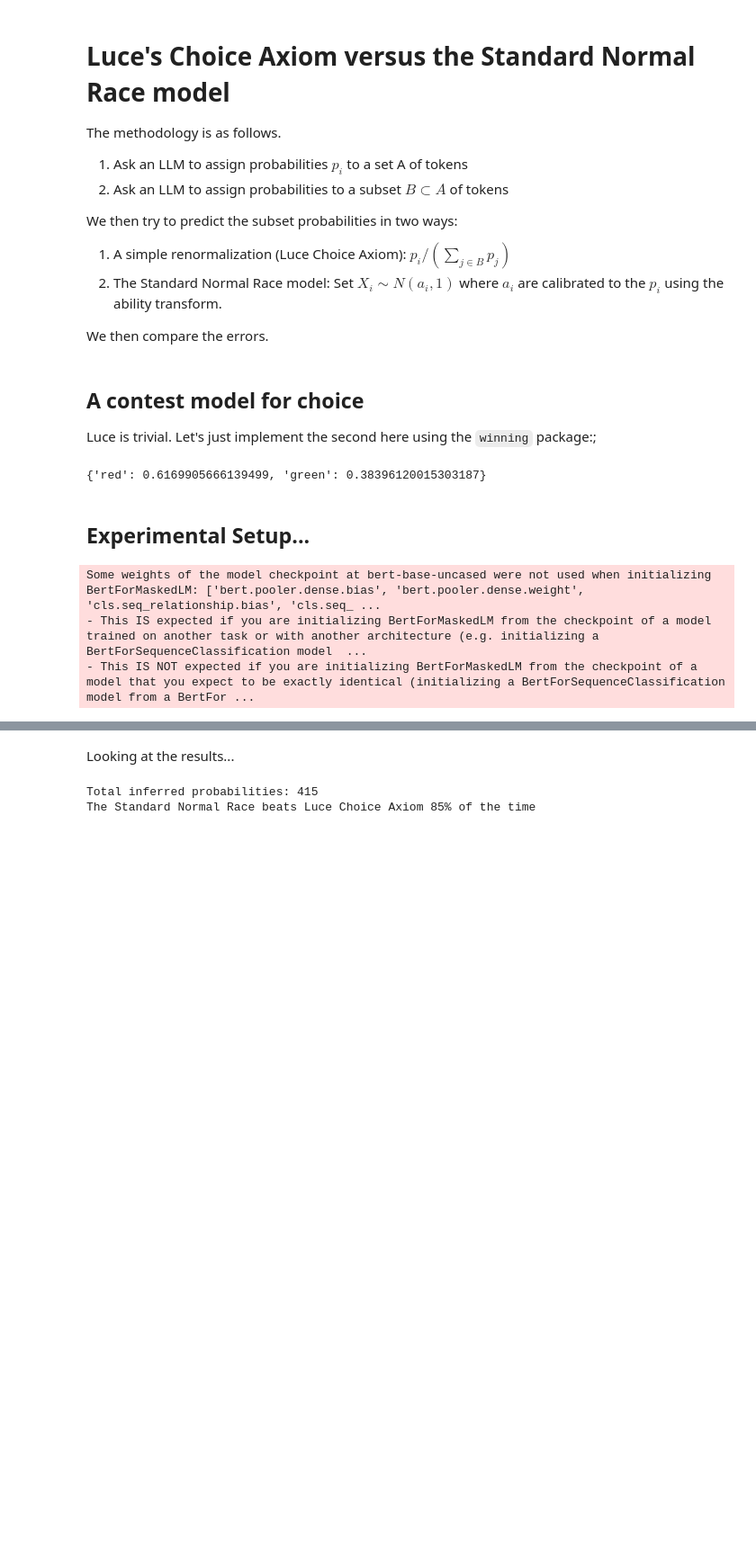
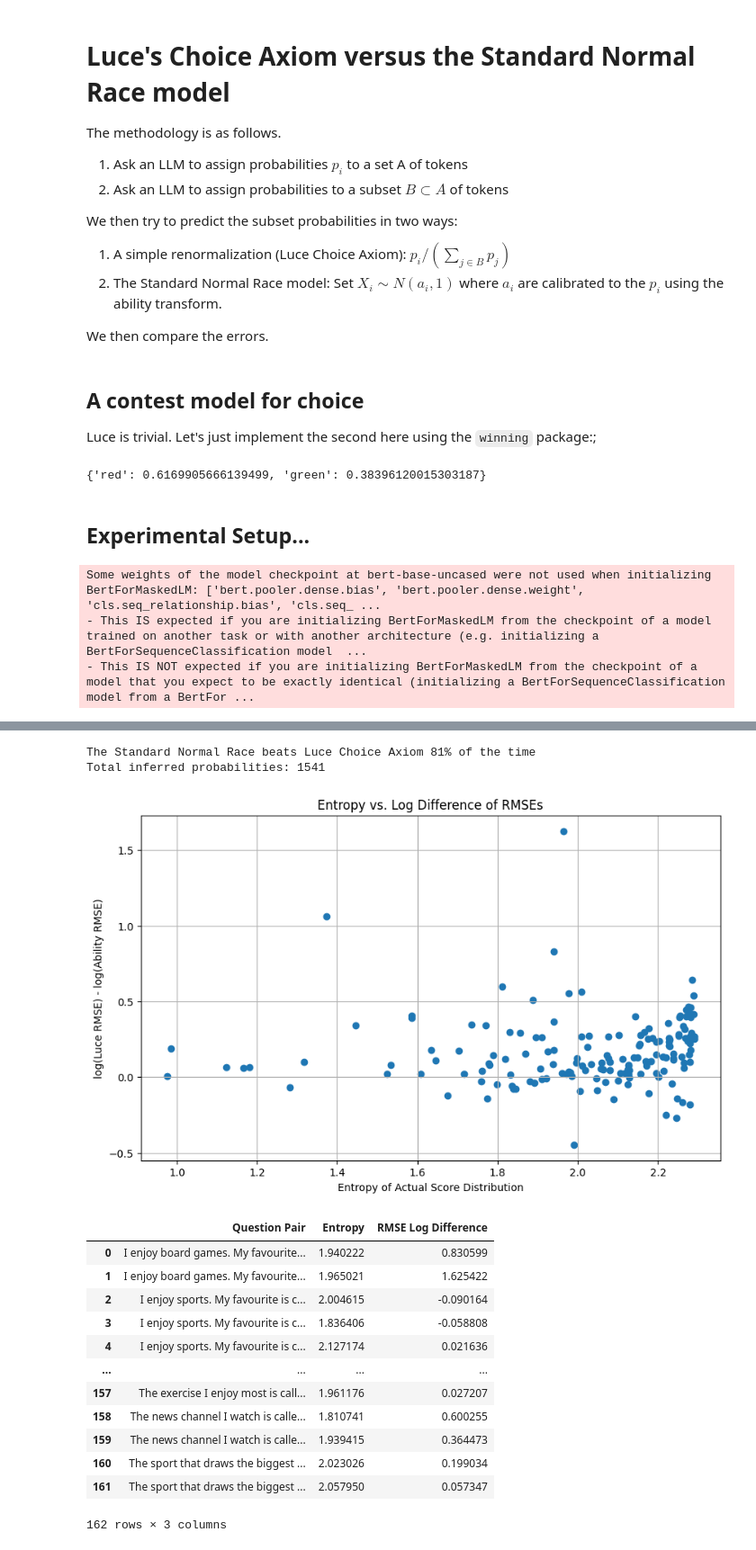
Before and after one commit to microprediction/winningnotebooks, a Jupyter notebook: Luce_Axiom_LLMs_Variations.ipynb, the cells around one changed output, grey strips where cells are left out. Shown at 90% size. Saved outputs shown, nothing was run; the diff lists cells and outputs as text; code cells hidden in the pictures; blank space fills up the shorter version.

```diff
--- a/Luce_Axiom_LLMs_Variations.ipynb
+++ b/Luce_Axiom_LLMs_Variations.ipynb
@@ -241,5 +296,5 @@ Some weights of the model checkpoint at bert-base-uncased were not used when ini
 # %%
-sentence_templates = [ "My favourite <Western|Eastern|Northern|Southern> state in the [U.S.|U.K.] is [MASK] and I try to visit once a year.",
+sentence_templates_1 = [ "My favourite <Western|Eastern|Northern|Southern> state in the [U.S.|U.K.] is [MASK] and I try to visit once a year.",
                       f"The <infectious|old age|hereditary|deficiency|physiological> disease I fear most is known as {tokenizer.mask_token} and my uncle got it.",
                        f"My favourite type of <citrus|stone|tropical> fruit is called a {tokenizer.mask_token} and I eat one of them every day.",
                        f"My favourite <alcoholic|caffienated> drink is called {tokenizer.mask_token} and I drink it when I can",
@@ -254,5 +309,39 @@ sentence_templates = [ "My favourite <Western|Eastern|Northern|Southern> state i
                        f"My favorite <girl's|boys's> baby name is {tokenizer.mask_token}, and I always associate it with family.",
                        f"My favorite age for <middle school|elementary school|high scho kids is {tokenizer.mask_token}, and my daughter is that age"
                        ]
+
+
+sentence_templates_2 = [
+    f"My favourite <classical|rock|jazz|pop|hip-hop> musician's last name is {tokenizer.mask_token}, and I listen to them every day.",
+    f"I love to eat <Italian|Chinese|Mexican|Indian|Thai> food, and my favourite dish is called {tokenizer.mask_token}.",
+    f"The <morning|afternoon|evening|night> exercise I enjoy most is called {tokenizer.mask_token}, and it helps me feel good.",
+      f"I enjoy watching <comedy|drama|horror|action|animated> movies; my favorite character is named {tokenizer.mask_token} and [he|she] is great.",
+    f"The <positive|negative|neutral> emotion I feel most often is {tokenizer.mask_token}; it affects my daily life.",
+       f"My favourite <domestic|international> one word airline is called {tokenizer.mask_token}; they provide great service.",
+        f"My favourite <string|wind|percussion|keyboard> instrument is the {tokenizer.mask_token}; I love its sound.",
+    f"My favourite <indoor|outdoor> hobby is {tokenizer.mask_token}; I spend a lot of time on it.",
+    f"My favourite <European|Asian|African|American> capital city is {tokenizer.mask_token}; I would love to visit.",
+      f"My favourite <classic|modern> painter's name is {tokenizer.mask_token} and [he|she] is a genious.",
+    f"I like to drive <compact|sedan|SUV|electric> cars. My favourite brand is called {tokenizer.mask_token} and they are [comfortable|fast|safe].",
+    f"I enjoy <team|individual> sports. My favourite is called {tokenizer.mask_token} and it's [exciting|relaxing|] to play.",
+         f"My preferred <wired|wireless> headphone brand is called {tokenizer.mask_token}; they have great sound quality.",
+    f"The <domestic|international> news channel I watch is called {tokenizer.mask_token}; they provide reliable information.",
+    f"I prefer <vegetarian|non-vegetarian|vegan|pescatarian> dishes. My favourite dish is called {tokenizer.mask_token}, and it is [delicious|healthy|unhealthy but tasty]",
+   f"My favourite <fiction|non-fiction|poetry|drama> author's name is {tokenizer.mask_token}, I read all their books.",
+    f"I enjoy <kids|adult> board games. My favourite is called {tokenizer.mask_token}, and it is fun.",
+     f"My favorite <US|European|Asian|African> historical figure's name is {tokenizer.mask_token}; they changed the world.",
+    f"My favourite type of <small|large|medium> dog breed is called {tokenizer.mask_token}; they make great pets.",
+    f"I like <classical|modern|abstract|realism> art; my favorite artist's name is {tokenizer.mask_token}.",
+    f"My favorite <city|country|beach|mountain> vacation city is called {tokenizer.mask_token}; I go there often.",
+       f"I love <baking|cooking|grilling|frying> dishes. My favourite is called {tokenizer.mask_token}; it's my specialty.",
+    f"My favourite <local|international> cuisine is called {tokenizer.mask_token}; it's incredibly flavorful.",
+    f"I like to exercise <indoors|outdoors>. My favourite exercise is called {tokenizer.mask_token}; it keeps me fit.",
+    f"I love <spring|summer|autumn|winter> festivals. My favourite is called {tokenizer.mask_token} and it was so much fun",
+    f"My favorite <desktop|laptop|tablet|smartphone> brand is called {tokenizer.mask_token}; they make reliable devices.",
+    f"My favourite <local|international> charity is called {tokenizer.mask_token}; I support their cause." ]
+
+sentence_templates = sentence_templates_1 + sentence_templates_2
+
 final_results = run_luce_analysis_aligned(sentence_templates)
+print(f"The Standard Normal Race beats Luce Choice Axiom {int(final_results['Winner'].mean()*100)}% of the time")
 # %% [output]
@@ -276,8 +365,21 @@ My favourite Western state in the U.S. is [MASK] and I try to visit once a year.
-# %% [markdown]
-Looking at the results...
 # %%
+print(f"The Standard Normal Race beats Luce Choice Axiom {int(final_results['Winner'].mean()*100)}% of the time")
 print(f"Total inferred probabilities: {len(final_results)}")
-print(f"The Standard Normal Race beats Luce Choice Axiom {int(final_results['Winner'].mean()*100)}% of the time")
+plot_entropy_vs_rmse_difference(final_results)
 # %% [output]
-Total inferred probabilities: 415
-The Standard Normal Race beats Luce Choice Axiom 85% of the time
+The Standard Normal Race beats Luce Choice Axiom 81% of the time
+Total inferred probabilities: 1541
+[figure, added]
+|  | Question Pair | Entropy | RMSE Log Difference |
+| 0 | I enjoy board games. My favourite... | 1.940222 | 0.830599 |
+| 1 | I enjoy board games. My favourite... | 1.965021 | 1.625422 |
+| 2 | I enjoy sports. My favourite is c... | 2.004615 | -0.090164 |
+| 3 | I enjoy sports. My favourite is c... | 1.836406 | -0.058808 |
+| 4 | I enjoy sports. My favourite is c... | 2.127174 | 0.021636 |
+| ... | ... | ... | ... |
+| 157 | The exercise I enjoy most is call... | 1.961176 | 0.027207 |
+| 158 | The news channel I watch is calle... | 1.810741 | 0.600255 |
+| 159 | The news channel I watch is calle... | 1.939415 | 0.364473 |
+| 160 | The sport that draws the biggest ... | 2.023026 | 0.199034 |
+| 161 | The sport that draws the biggest ... | 2.057950 | 0.057347 |
+162 rows × 3 columns
```
Also changed, not shown: parts of 6 cells of this notebook.
